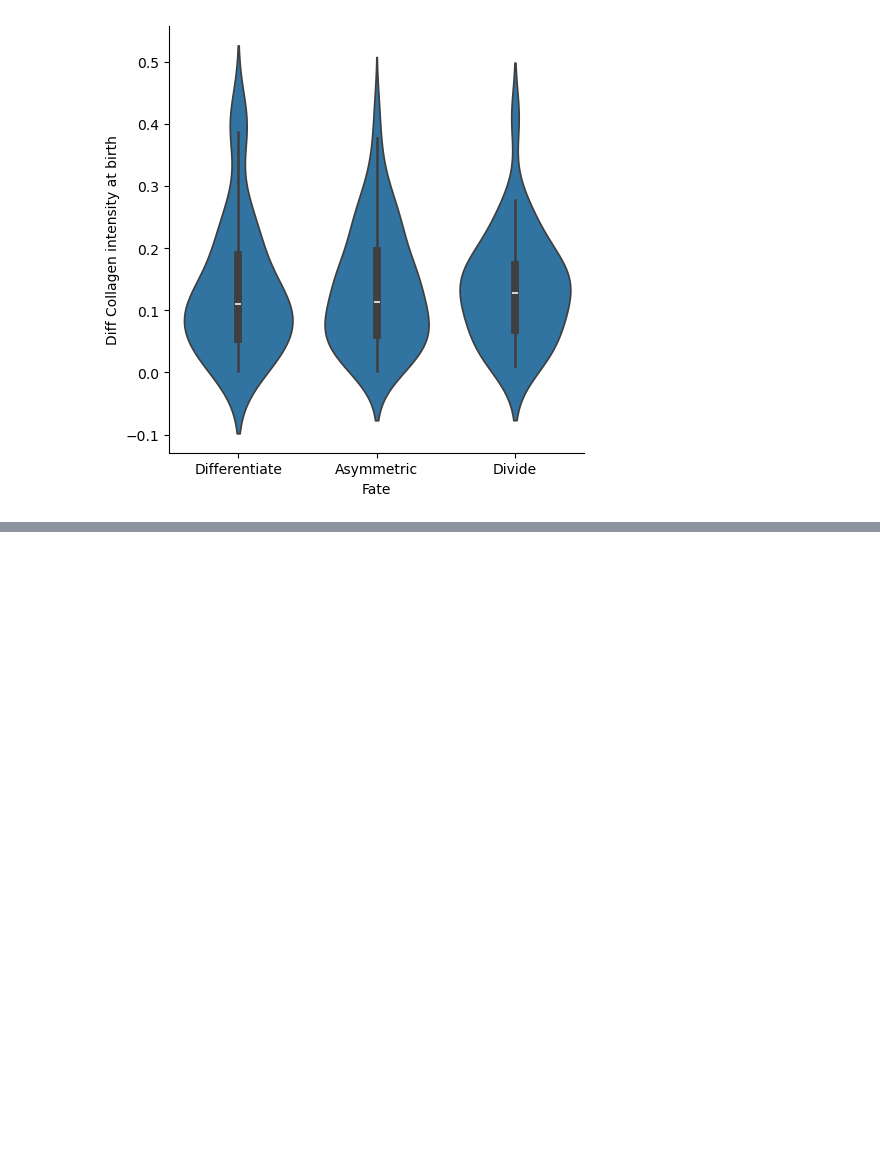
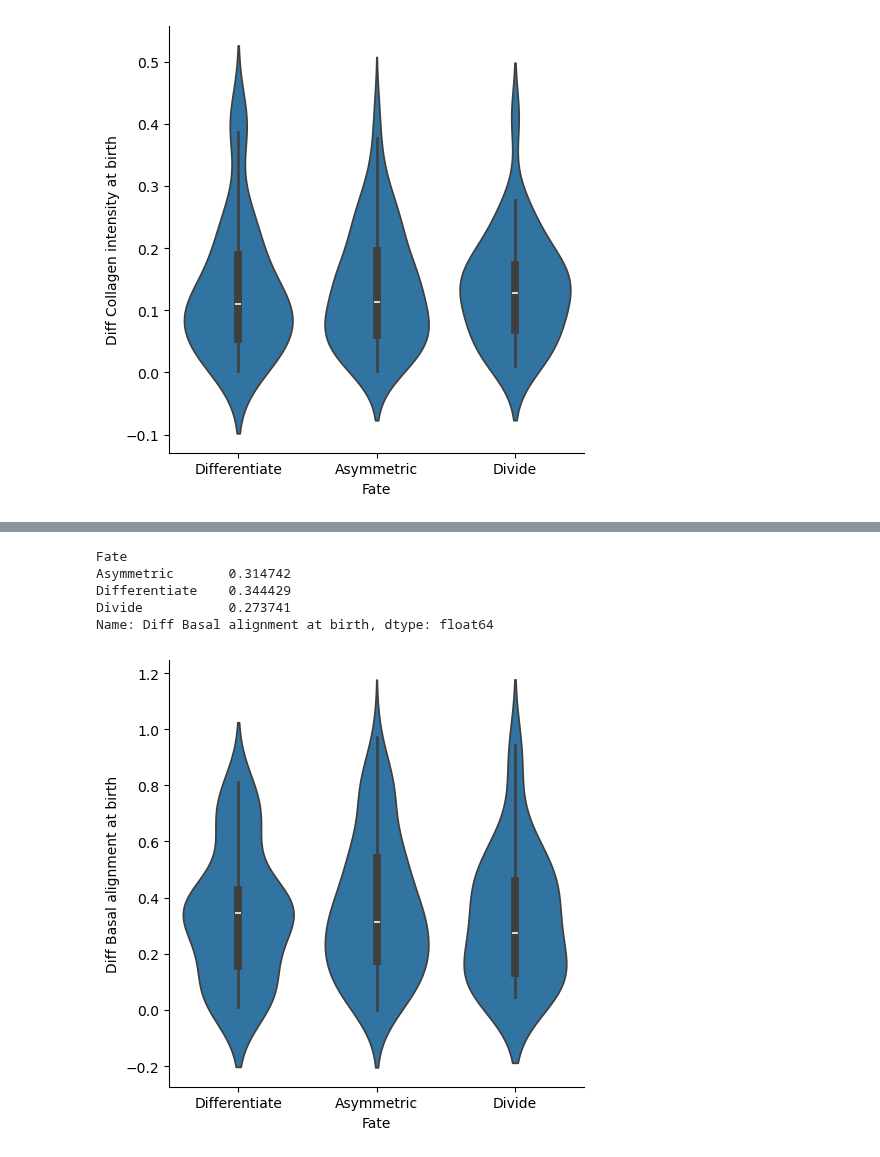
Before and after one commit to xies/mouse_skin_size_control, a Jupyter notebook: 2024_analysis/annotate_lineages/sister_analysis.ipynb, the cells around one changed output, grey strips where cells are left out. Drawn from its saved outputs; the diff is of its cells as text; code cells hidden in the pictures; blank space fills up the shorter version.

```diff
--- a/2024_analysis/annotate_lineages/sister_analysis.ipynb
+++ b/2024_analysis/annotate_lineages/sister_analysis.ipynb
@@ -109,0 +124,10 @@ Name: Diff Collagen intensity at birth, dtype: float64
+# %%
+sb.catplot(sister_differences,x='Fate',y='Diff Basal alignment at birth',kind='violin')
+print(sister_differences.groupby('Fate')['Diff Basal alignment at birth'].median())
+# %% [output]
+Fate
+Asymmetric       0.314742
+Differentiate    0.344429
+Divide           0.273741
+Name: Diff Basal alignment at birth, dtype: float64
+[figure, added]
```
Also changed, not shown: parts of 3 cells of this notebook, 10 other files.
